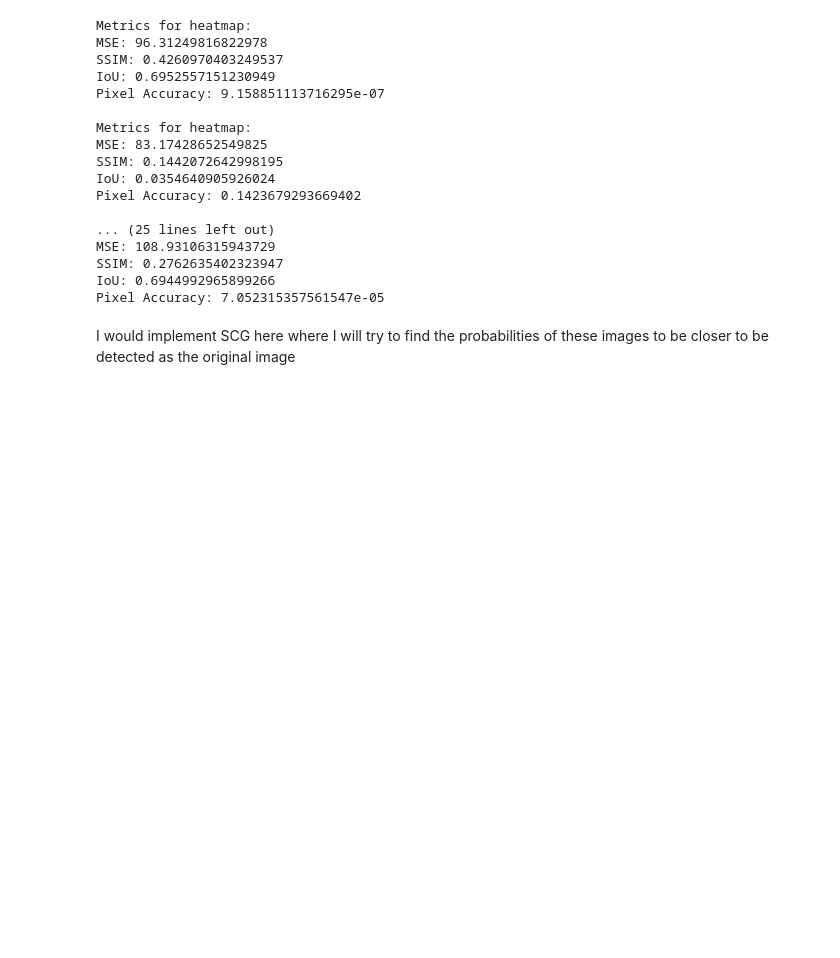
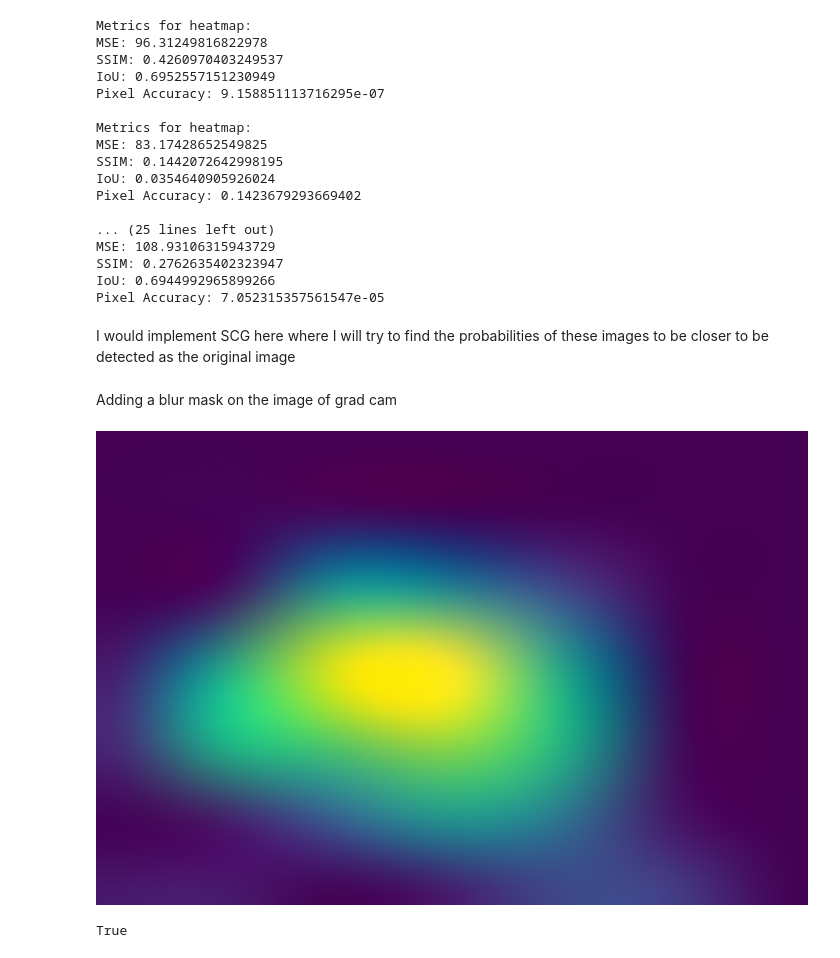
Before and after one commit to Cralsic123/Classifier-Based-Evaluation-of-Image-Feature-Importance, a Jupyter notebook: Classifier_Based_Evaluation_of_Image_Feature_Importance.ipynb, the cells around one changed output. Cells and saved outputs as stored; diff of their text form; code cells hidden in the pictures; blank space fills up the shorter version.

```diff
--- a/Classifier_Based_Evaluation_of_Image_Feature_Importance.ipynb
+++ b/Classifier_Based_Evaluation_of_Image_Feature_Importance.ipynb
@@ -137,3 +137,18 @@ IoU: 0.6944992965899266
 Pixel Accuracy: 7.052315357561547e-05
 # %% [markdown]
 I would implement SCG here where I will try to find the probabilities of these images to be closer to be detected as the original image
+# %% [markdown]
+Adding a blur mask on the image of grad cam
+# %%
+import cv2
+from google.colab.patches import cv2_imshow
+
+gradcam_image = cv2.imread('/content/Zoomed_Grad_CAM.png')
+blurred_image = cv2.GaussianBlur(gradcam_image, (101, 101), 0)  # Adjust the kernel size as needed
+
+cv2_imshow( blurred_image)
+
+cv2.imwrite('blurred_gradcam_image.png', blurred_image)
+# %% [output]
+[figure, added]
+True
```
Also changed, not shown: parts of 1 cell of this notebook.
